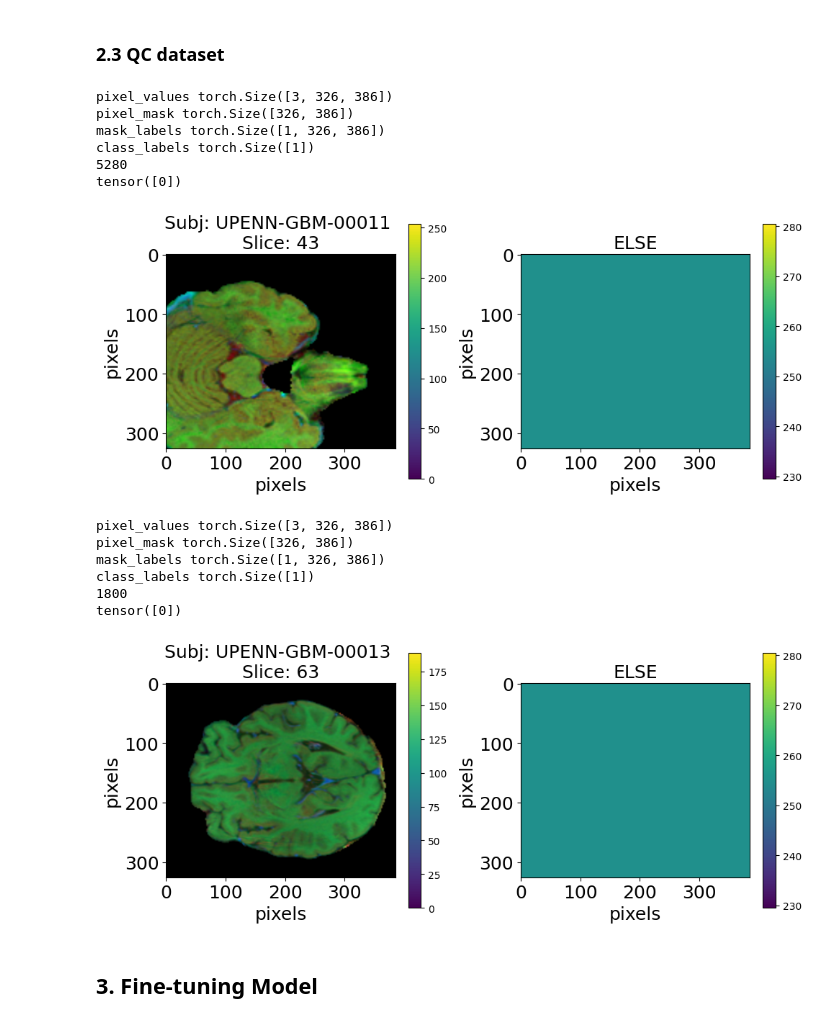
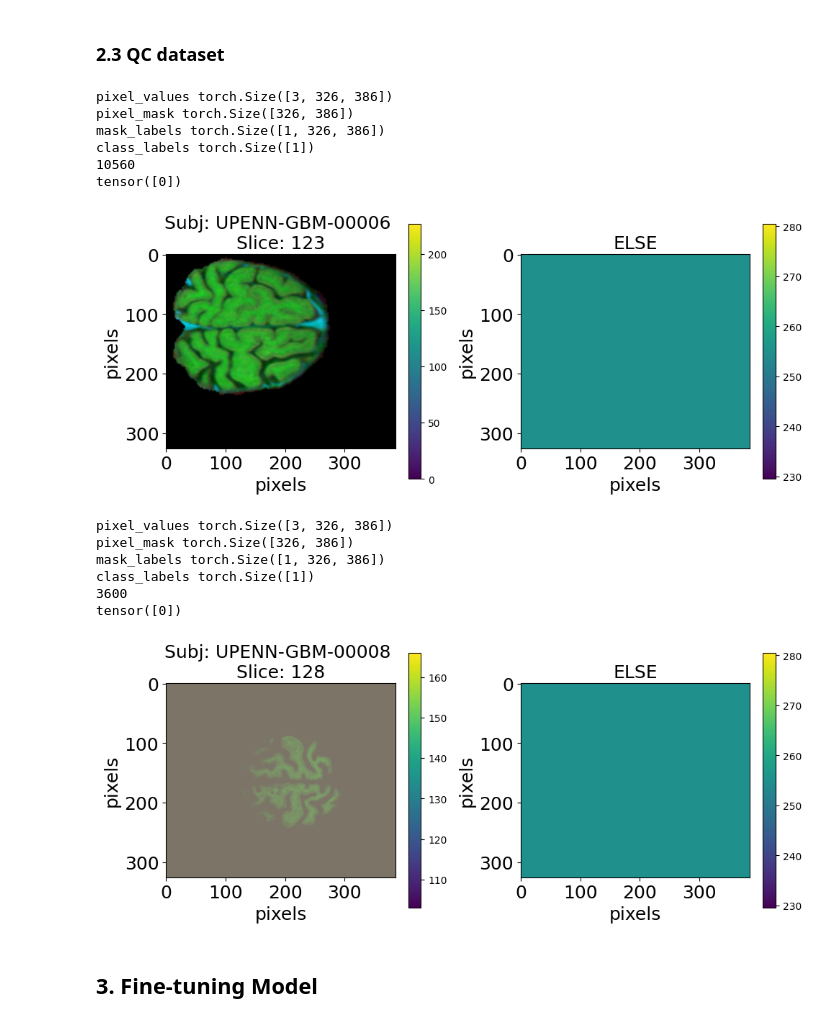
Before and after one commit to RiceD2KLab/BRAINNET, a Jupyter notebook: src/notebooks/05_maskformer_pilot_share_metrics_keith2.ipynb, the cells around one changed output. Drawn from its saved outputs; the diff is of its cells as text; code cells hidden in the pictures.

```diff
--- a/src/notebooks/05_maskformer_pilot_share_metrics_keith2.ipynb
+++ b/src/notebooks/05_maskformer_pilot_share_metrics_keith2.ipynb
@@ -108,6 +103,8 @@ def create_train_dir_by_date():
   now = str(int( time.time() ))
   return os.path.join("maskformer", now)
 # %%
+brightness_limit = 0.4
+
 # training resolution:
 #height, width = 163, 193    #original dimensions
 #height, width = 489, 579    #3x
@@ -125,6 +122,7 @@ height, width = 326, 386    # depth
 # direction:
 MY_MRI_TYPE_TRAIN = MriType.TRAIN_2D_DEPTH
 MY_MRI_TYPE_VAL = MriType.VAL_2D_DEPTH
+MY_MRI_TYPE_TEST = MriType.TEST_2D_DEPTH
 
 # MY_MRI_TYPE_TRAIN = MriType.TRAIN_2D_CROSS_SIDE
 # MY_MRI_TYPE_VAL = MriType.VAL_2D_CROSS_SIDE
@@ -138,33 +136,33 @@ n_total = 146 # n_depth
 # n_total = 193  # n_cross_front
 
 # use if we want to use smaller sample starting from the middle slices
-slices_mid = 30
+slices_mid = 60
 file_no_min = n_total//2 - slices_mid
 file_no_max = n_total//2 + slices_mid
 slices_count = (slices_mid*2) + 1
 
 # training variables:
-n_epoch = 20
+n_epoch = 40
 # mask_weight = 20
 
 # folders
 slice_suffix = MY_MRI_TYPE_TRAIN.name.lower().split("2d_")[1]
 model_suffix = f"{height}x{width}_{slice_suffix}_slices{slices_count}"
-train_dir_prefix = f"maskformer/keith/mask_weight_default/{model_suffix}"
+train_dir_prefix = f"maskformer/keith/additive_brightness_40/{model_suffix}"
 
 # load existing model:
-model_dir_prefix = f"maskformer/keith/mask_weight_default/{model_suffix}"
+model_dir_prefix = f"maskformer/keith/additive_brightness_40/{model_suffix}"
 model_file_name = f"model_epoch{n_epoch}.pt"
 
 # variables for calculating metrics
-metrics_dir_prefix = f"maskformer/keith/mask_weight_default/{model_suffix}"
+metrics_dir_prefix = f"maskformer/keith/additive_brightness_40/{model_suffix}"
 train_metrics_file_name = f"metrics_train.joblib"
 val_metrics_file_name = f"metrics_val.joblib"
-
+test_metrics_file_name = "metrics_test.joblib"
 RETRAIN = True
 LOAD_MODEL = False
 RECALCULATE_TRAIN_METRICS = True
 RECALCULATE_VAL_METRICS = True
-
+RECALCULATE_TEST_METRICS = True
 model_suffix
 # %% [output]
@@ -295,6 +295,7 @@ orig_dim = data_handler.load_mri(subj_id=train_data_list[0].split('_')[0], mri_t
 train_transform = A.Compose([
     A.Resize(width=width, height=height),
     A.Normalize(mean=mf_utils.ADE_MEAN, std=mf_utils.ADE_STD),
+    A.RandomBrightnessContrast(brightness_limit=brightness_limit, contrast_limit=0, brightness_by_max=True)
 ])
 
 # create datasets
@@ -311,7 +312,8 @@ val_dataloader   = DataLoader(val_dataset, batch_size=batch_size, shuffle=False,
 ### 2.3 QC dataset
 # %%
 # peek at the train dataset
-train_input = train_dataset[120]
+#rand_test = random.randint(0, len(train_dataset))
+train_input = train_dataset[110]
 for k,v in train_input.items():
   if isinstance(v, torch.Tensor):
     print(k,v.shape)
@@ -329,33 +331,34 @@ pixel_values torch.Size([3, 326, 386])
 pixel_mask torch.Size([326, 386])
 mask_labels torch.Size([1, 326, 386])
 class_labels torch.Size([1])
-5280
+10560
 tensor([0])
-[figure, old version]
+[figure, new version]
 # %%
 # peek at the val dataset
-val_input = val_dataset[80]
+#rand_test = random.randint(0, len(val_dataset))
+val_input = val_dataset[115]
 for k,v in val_input.items():
   if isinstance(v, torch.Tensor):
     print(k,v.shape)
 
 print(len(val_dataset))
 print(val_input["class_labels"])
 
 # plot val dataset
 val_img_title = f"Subj: {val_input['subj_no']} \nSlice: {val_input['file_no']}"
 mf_utils.plot_mask_labels(class_labels=val_input["class_labels"].tolist(),
              pixel_values = val_input['pixel_values'].numpy(),
              mask_labels = val_input['mask_labels'],
              title= val_img_title)
 # %% [output]
 pixel_values torch.Size([3, 326, 386])
 pixel_mask torch.Size([326, 386])
 mask_labels torch.Size([1, 326, 386])
 class_labels torch.Size([1])
-1800
+3600
 tensor([0])
-[figure, old version]
+[figure, new version]
 # %% [markdown]
 ## 3. Fine-tuning Model
 # %% [markdown]
```
Also changed, not shown: parts of 60 cells of this notebook, 2 other files.
